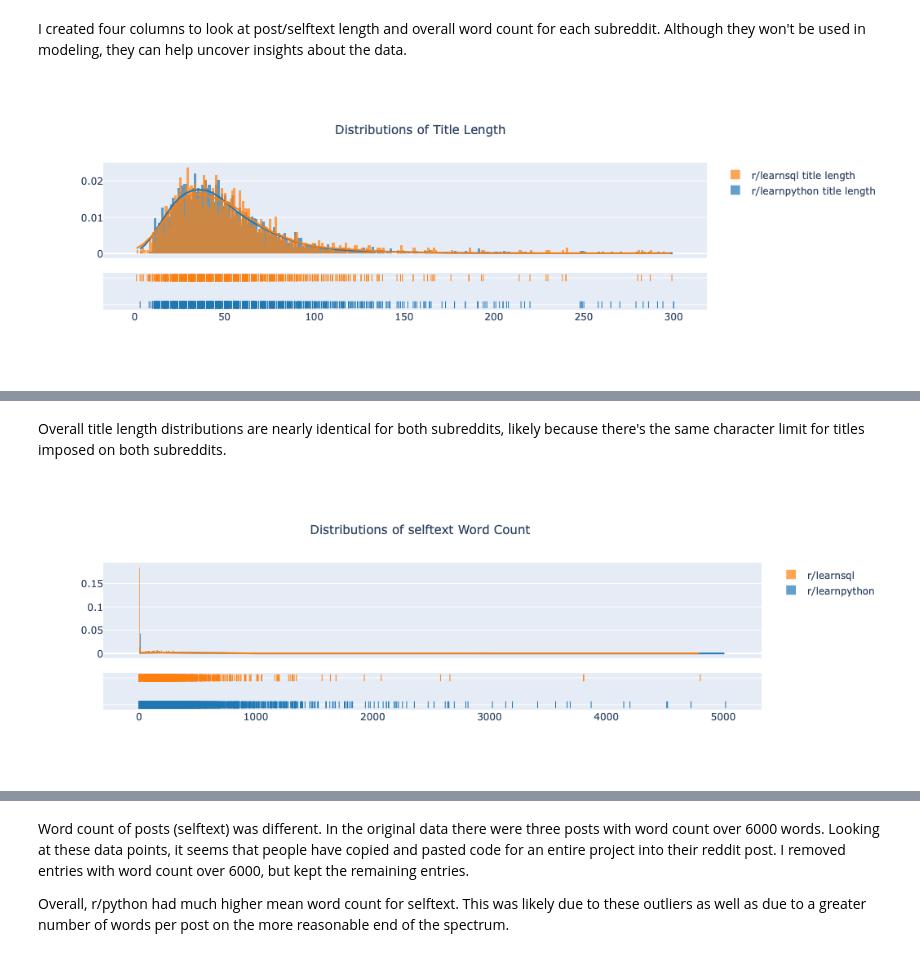
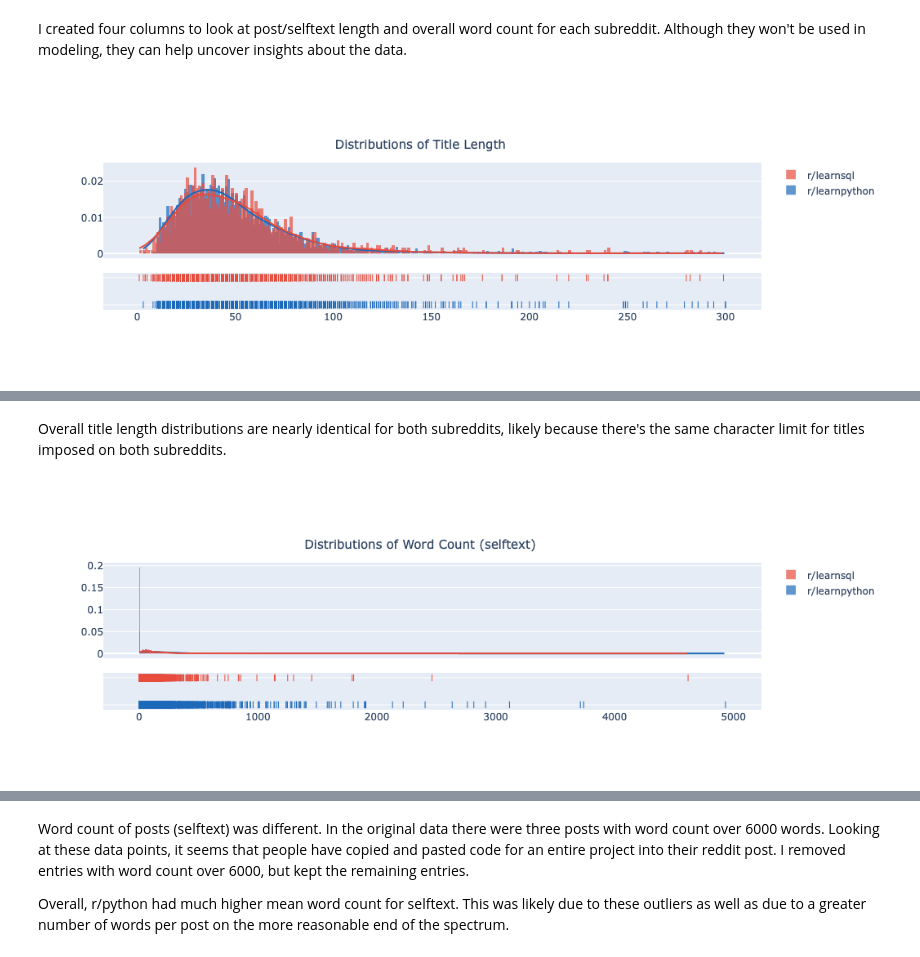
Before and after one commit to rowangayleschaefer/project_NLP_classification_model, a Jupyter notebook: Rowan_Proj3_Part2.ipynb, the cells around one changed output, grey strips where cells are left out. Cells and saved outputs as stored; diff of their text form; code cells hidden in the pictures.

```diff
--- a/Rowan_Proj3_Part2.ipynb
+++ b/Rowan_Proj3_Part2.ipynb
@@ -406,14 +406,14 @@ learnsql['title_wc']=learnsql['title'].str.split(' ').apply(len)
 # %%
 import plotly.figure_factory as ff
 
 hist_data = [learnpy['title_length'], learnsql['title_length']]
-group_labels = ['r/learnpython title length', 'r/learnsql title length']
+group_labels = ['r/learnpython', 'r/learnsql']
 
-fig = ff.create_distplot(hist_data, group_labels, bin_size=[1, 1])
-fig.update_layout(title_text='Distributions of Title Length', title_x=.45, title_y=.85, title_font_size=15)
+fig = ff.create_distplot(hist_data, group_labels, bin_size=[1, 1], colors=['#1C68B9', '#E84C3C'])
+fig.update_layout(title_text='Distributions of Title Length', title_x=.45, title_y=.8, title_font_size=15)
 fig.show()
 # %% [output]
-[figure, old version]
+[figure, new version]
 # %% [markdown]
 <img src='./images/title_length.png'>
 # %% [markdown]
@@ -424,11 +424,11 @@ import plotly.figure_factory as ff
 hist_data = [learnpy['post_wc'], learnsql['post_wc']]
 group_labels = ['r/learnpython', 'r/learnsql']
 
-fig = ff.create_distplot(hist_data, group_labels, bin_size=[1, 1])
-fig.update_layout(title_text='Distributions of selftext Word Count', title_x=.45, title_y=.85, title_font_size=15)
+fig = ff.create_distplot(hist_data, group_labels, bin_size=[1, 1], colors=['#1C68B9', '#E84C3C'])
+fig.update_layout(title_text='Distributions of Word Count (selftext)', title_x=.45, title_y=.8, title_font_size=15)
 fig.show()
 # %% [output]
-[figure, old version]
+[figure, new version]
 # %% [markdown]
 <img src='./images/selftext2.png'>
 # %% [markdown]
```
Also changed, not shown: parts of 5 cells of this notebook, 10 other files.
